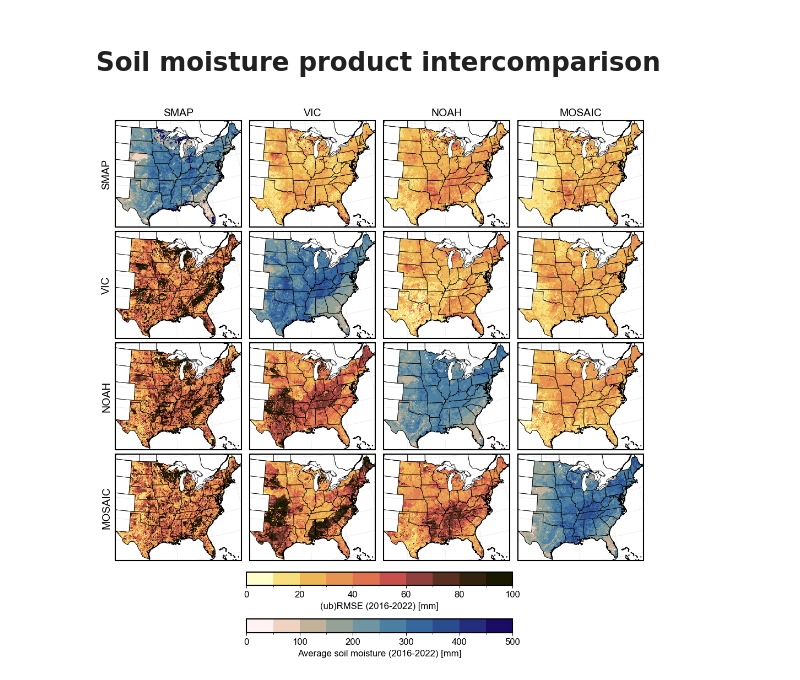
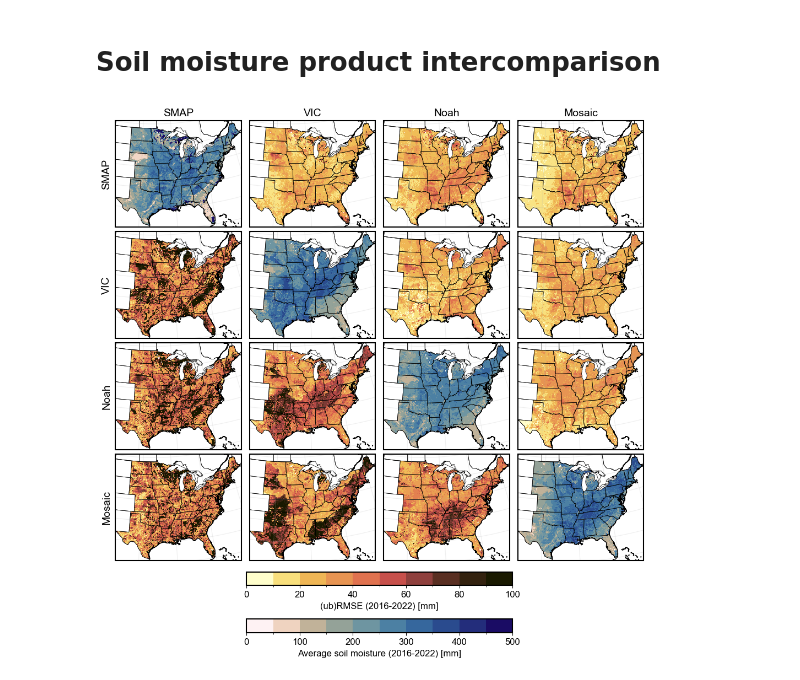
Before and after one commit to david0811/lafferty-etal-2024-tbd, a Jupyter notebook: scripts/99_misc_plots.ipynb, the cells around one changed output. Cells and saved outputs as stored; diff of their text form; code cells hidden in the pictures.

```diff
--- a/scripts/99_misc_plots.ipynb
+++ b/scripts/99_misc_plots.ipynb
@@ -7,12 +7,13 @@ import cartopy.crs as ccrs
 import cartopy.feature as cfeature
 
 from utils.global_paths import project_data_path
+from utils.constants import obs_names, obs_names_plot
 
 from matplotlib.colors import LinearSegmentedColormap
 
-cm_data = np.loadtxt("./utils/colormaps/lapaz.txt")[::-1]
+cm_data = np.loadtxt("../src/utils/colormaps/lapaz.txt")[::-1]
 lapaz_cmap = LinearSegmentedColormap.from_list("cmap", cm_data)
 
-cm_data = np.loadtxt("./utils/colormaps/lajolla.txt")[::-1]
+cm_data = np.loadtxt("../src/utils/colormaps/lajolla.txt")[::-1]
 lajolla_cmap = LinearSegmentedColormap.from_list("cmap", cm_data)
 # %%
@@ -25,8 +35,6 @@ plt.rcParams["axes.linewidth"] = 1.5
 # Soil moisture product intercomparison
 # %%
 # Read all
-obs_names = ["SMAP", "VIC", "NOAH", "MOSAIC"]
-
 subset_name = "eCONUS"
 
 ds_obs_all = []
@@ -133,7 +141,7 @@ for ido1, obs_name1 in enumerate(obs_names):
             ax.text(
                 -0.07,
                 0.5,
-                obs_name1,
+                obs_names_plot[obs_name1],
                 horizontalalignment="center",
                 fontsize=14,
                 rotation=90,
@@ -141,7 +149,7 @@ for ido1, obs_name1 in enumerate(obs_names):
                 transform=ax.transAxes,
             )
         if ido1 == 0:
-            ax.set_title(obs_name2, fontsize=14)
+            ax.set_title(obs_names_plot[obs_name2], fontsize=14)
 
         # No lat-lon labels
         # if ido2 == 3:
@@ -151,31 +159,31 @@ for ido1, obs_name1 in enumerate(obs_names):
 
 
 # Tidy
 for ax in axs.flatten():
     ax.coastlines()
     ax.add_feature(cfeature.STATES, edgecolor="black", linewidth=0.5)
     ax.add_feature(cfeature.BORDERS, edgecolor="black", linewidth=0.5)
     ax.set_extent([-106, -73.5, 25, 49], ccrs.Geodetic())
 
 # Colorbars
 fig.colorbar(
     pmean,
     orientation="horizontal",
     label="Average soil moisture (2016-2022) [mm]",
     ax=axs,
     pad=0.02,
     shrink=0.5,
 )
 
 fig.colorbar(
     pdiff,
     orientation="horizontal",
     label="(ub)RMSE (2016-2022) [mm]",
     ax=axs,
     pad=0.02,
     shrink=0.5,
 )
 
 plt.savefig("../figs/main/fig2_pairwise_comparison.png", dpi=600)
 # %% [output]
-[figure, old version]
+[figure, new version]
```
Also changed, not shown: parts of 1 cell of this notebook, 4 other files.
